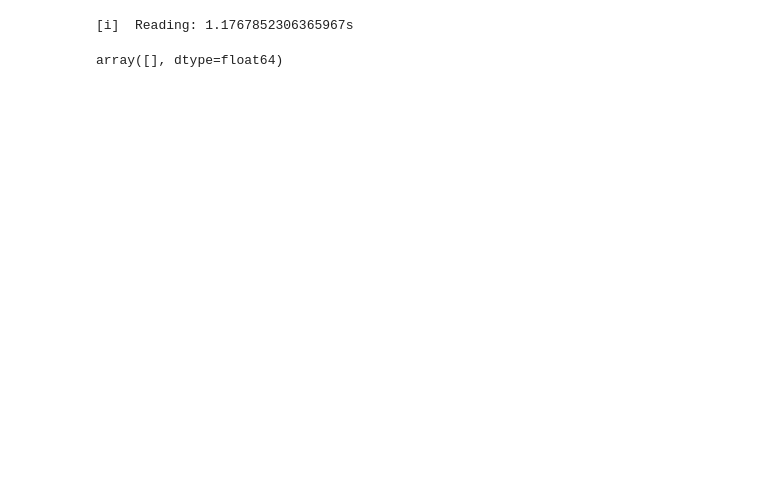
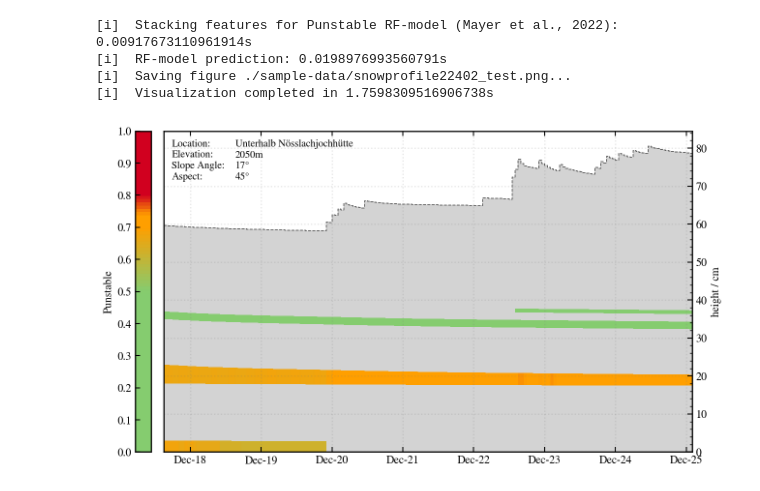
Before and after one commit to bertjebertjek/snowpacktools, a Jupyter notebook: snowpacktools/snowpro/snowpro_example.ipynb, the cells around one changed output. Saved outputs shown, nothing was run; the diff lists cells and outputs as text; code cells hidden in the pictures; blank space fills up the shorter version.

Commit message:
remove snowpro.ini - use pro_plotter directly

```diff
--- a/snowpacktools/snowpro/snowpro_example.ipynb
+++ b/snowpacktools/snowpro/snowpro_example.ipynb
@@ -11,27 +7,14 @@ from snowpacktools.snowpro import snowpro, pro_plotter, pro_helper
-# %%
-importlib.reload(snowpro)
-
-path_to_pro = './data/AXLIZ1.pro'
-#path_to_pro = './data/WFJ2_2017.pro'
-
-# start_readin = time.time()
-# profs_mayer = readProfile.read_profile(path_to_pro,remove_soil=True) # 12x faster than default snowpro version!
-# end_readin = time.time()
-# print('[i]  Reading: {}s'.format(end_readin-start_readin))
-
-start_readin = time.time()
-profs, meta_dict = snowpro.read_pro(path_to_pro, res='1h', keep_soil=False, consider_surface_hoar=True)
-end_readin = time.time()
-print('[i]  Reading: {}s'.format(end_readin-start_readin))
-# %% [output]
-[i]  Reading: 1.1767852306365967s
-# %%
-"""Check surface hoar and soil layers"""
-ts = list(profs)[5]
-# ts = datetime(2017,2,1,11,0)
-# ts = datetime(2021,11,26,11,0)
-
-# profs_mayer['data'][ts]['height']
-profs[ts]['height']
-# %% [output]
-array([], dtype=float64)
+# %%
+importlib.reload(pro_plotter)
+pro_path = './sample-data/snowprofile22402.pro'
+out_path = './sample-data/snowprofile22402_test.png'
+# %%
+"""Plot snowpack evolution"""
+var = "Punstable"
+pro_plotter.snp_evo(pro_path, out_path=out_path, var=var)
+# %% [output]
+[i]  Stacking features for Punstable RF-model (Mayer et al., 2022): 0.00917673110961914s
+[i]  RF-model prediction: 0.0198976993560791s
+[i]  Saving figure ./sample-data/snowprofile22402_test.png...
+[i]  Visualization completed in 1.7598309516906738s
+[figure, added]
```
Also changed, not shown: parts of 7 cells of this notebook, 7 other files.
